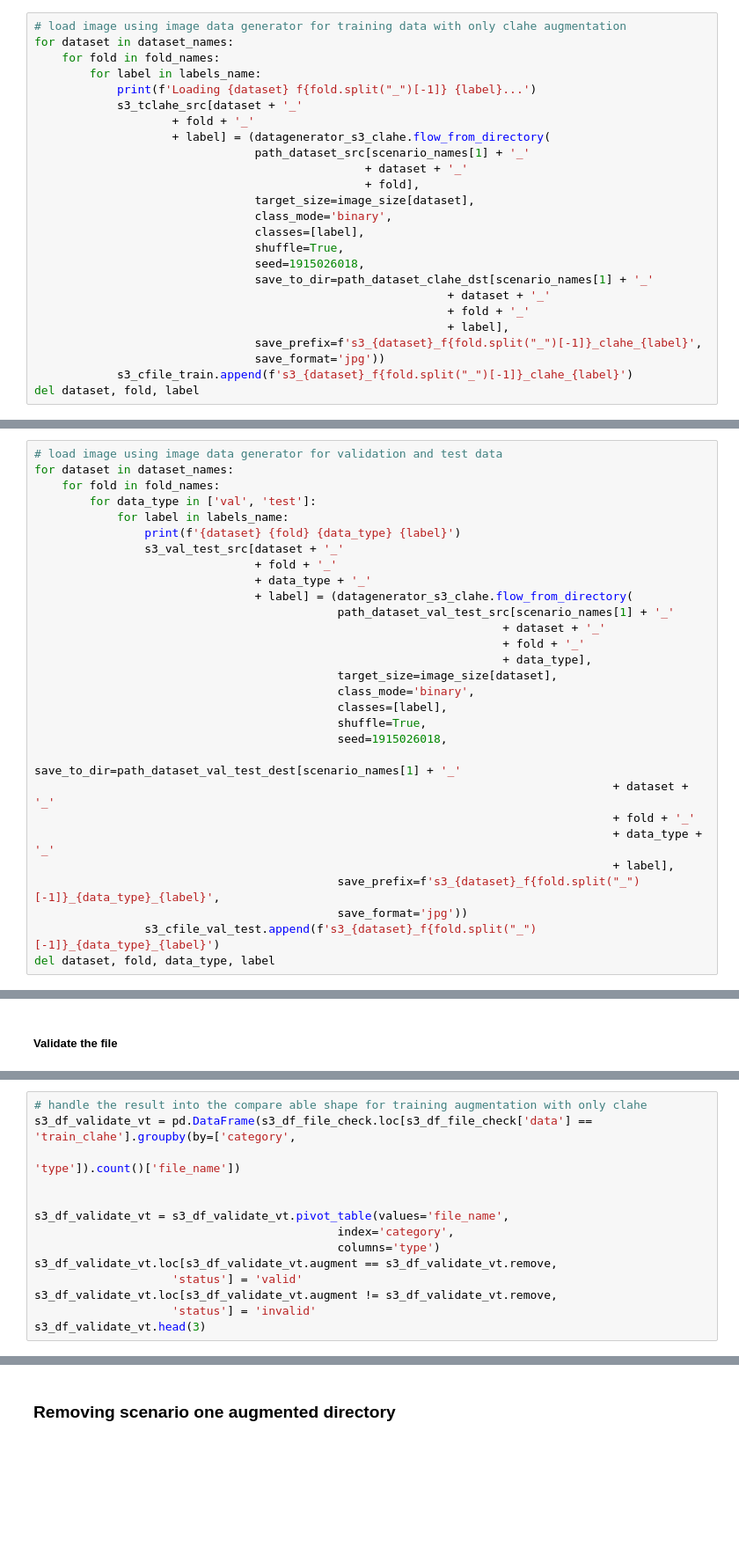
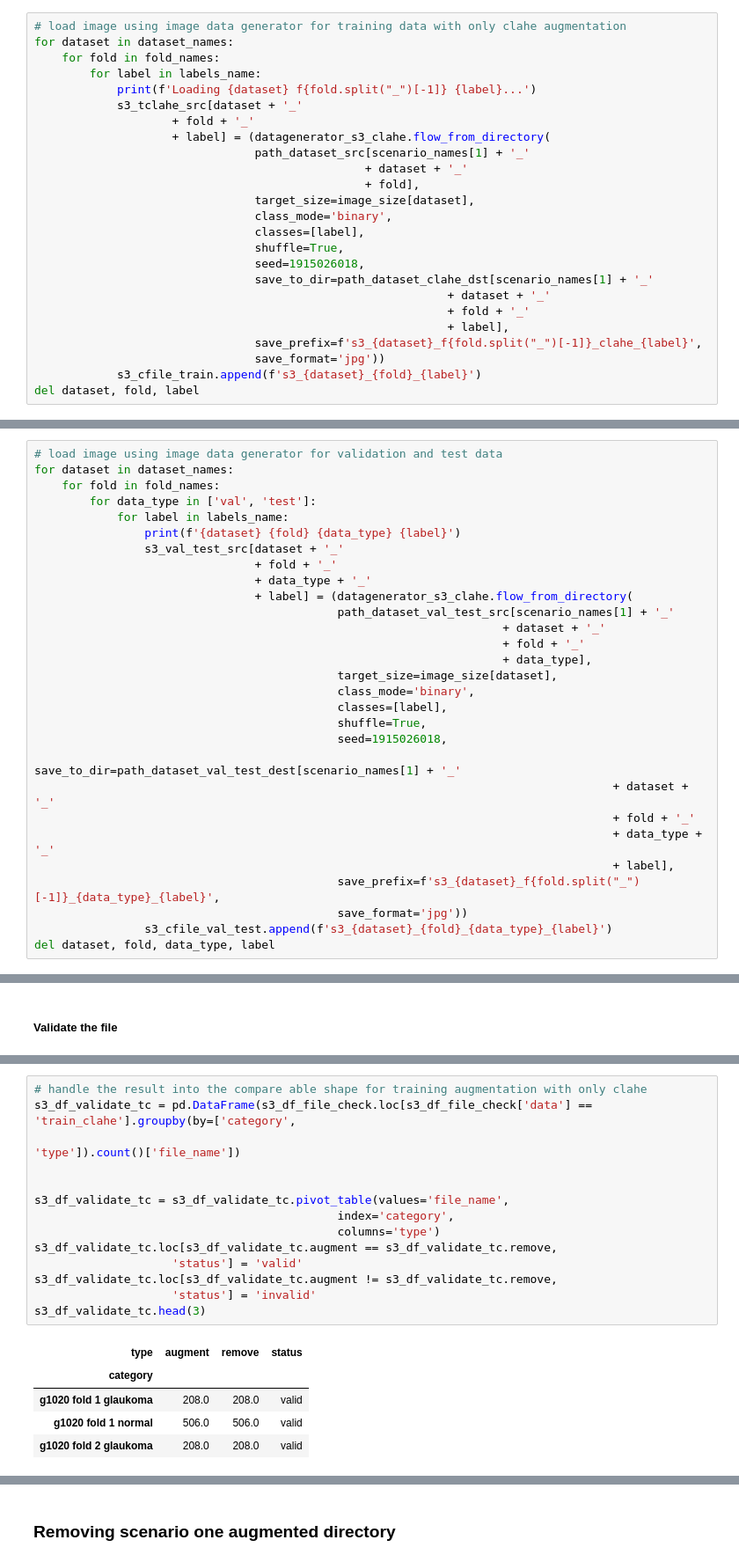
Before and after one commit to Bugi-Sulistiyo/Comparing-EfficientNet-and-MobileNet-on-Glaucoma-Detection, a Jupyter notebook: main/scripts/b. preprocessing/2. augmentation.ipynb, the cells around one changed output, grey strips where cells are left out. Shown at 88% size. Cells and saved outputs as stored; diff of their text form; blank space fills up the shorter version.

Commit message:
complete the augmentation part

```diff
--- a/main/scripts/b. preprocessing/2. augmentation.ipynb
+++ b/main/scripts/b. preprocessing/2. augmentation.ipynb
@@ -362,5 +362,5 @@ for dataset in dataset_names:
                                                             + label],
                                 save_prefix=f's3_{dataset}_f{fold.split("_")[-1]}_clahe_{label}',
                                 save_format='jpg'))
-            s3_cfile_train.append(f's3_{dataset}_f{fold.split("_")[-1]}_clahe_{label}')
+            s3_cfile_train.append(f's3_{dataset}_{fold}_{label}')
 del dataset, fold, label
@@ -409,5 +391,5 @@ for dataset in dataset_names:
                                                                                     + label],
                                             save_prefix=f's3_{dataset}_f{fold.split("_")[-1]}_{data_type}_{label}',
                                             save_format='jpg'))
-                s3_cfile_val_test.append(f's3_{dataset}_f{fold.split("_")[-1]}_{data_type}_{label}')
+                s3_cfile_val_test.append(f's3_{dataset}_{fold}_{data_type}_{label}')
 del dataset, fold, data_type, label
@@ -656,16 +628,22 @@ s3_df_validate_vt.head(3)
 # %%
 # handle the result into the compare able shape for training augmentation with only clahe
-s3_df_validate_vt = pd.DataFrame(s3_df_file_check.loc[s3_df_file_check['data'] == 'train_clahe'].groupby(by=['category',
+s3_df_validate_tc = pd.DataFrame(s3_df_file_check.loc[s3_df_file_check['data'] == 'train_clahe'].groupby(by=['category',
                                                                                     'type']).count()['file_name'])
 
 
-s3_df_validate_vt = s3_df_validate_vt.pivot_table(values='file_name',
+s3_df_validate_tc = s3_df_validate_tc.pivot_table(values='file_name',
                                             index='category',
                                             columns='type')
-s3_df_validate_vt.loc[s3_df_validate_vt.augment == s3_df_validate_vt.remove,
+s3_df_validate_tc.loc[s3_df_validate_tc.augment == s3_df_validate_tc.remove,
                     'status'] = 'valid'
-s3_df_validate_vt.loc[s3_df_validate_vt.augment != s3_df_validate_vt.remove,
+s3_df_validate_tc.loc[s3_df_validate_tc.augment != s3_df_validate_tc.remove,
                     'status'] = 'invalid'
-s3_df_validate_vt.head(3)
+s3_df_validate_tc.head(3)
+# %% [output]
+| type | augment | remove | status |
+| category |  |  |  |
+| g1020 fold 1 glaukoma | 208.0 | 208.0 | valid |
+| g1020 fold 1 normal | 506.0 | 506.0 | valid |
+| g1020 fold 2 glaukoma | 208.0 | 208.0 | valid |
 # %%
 # print the result
```
Also changed, not shown: parts of 9 cells of this notebook.
